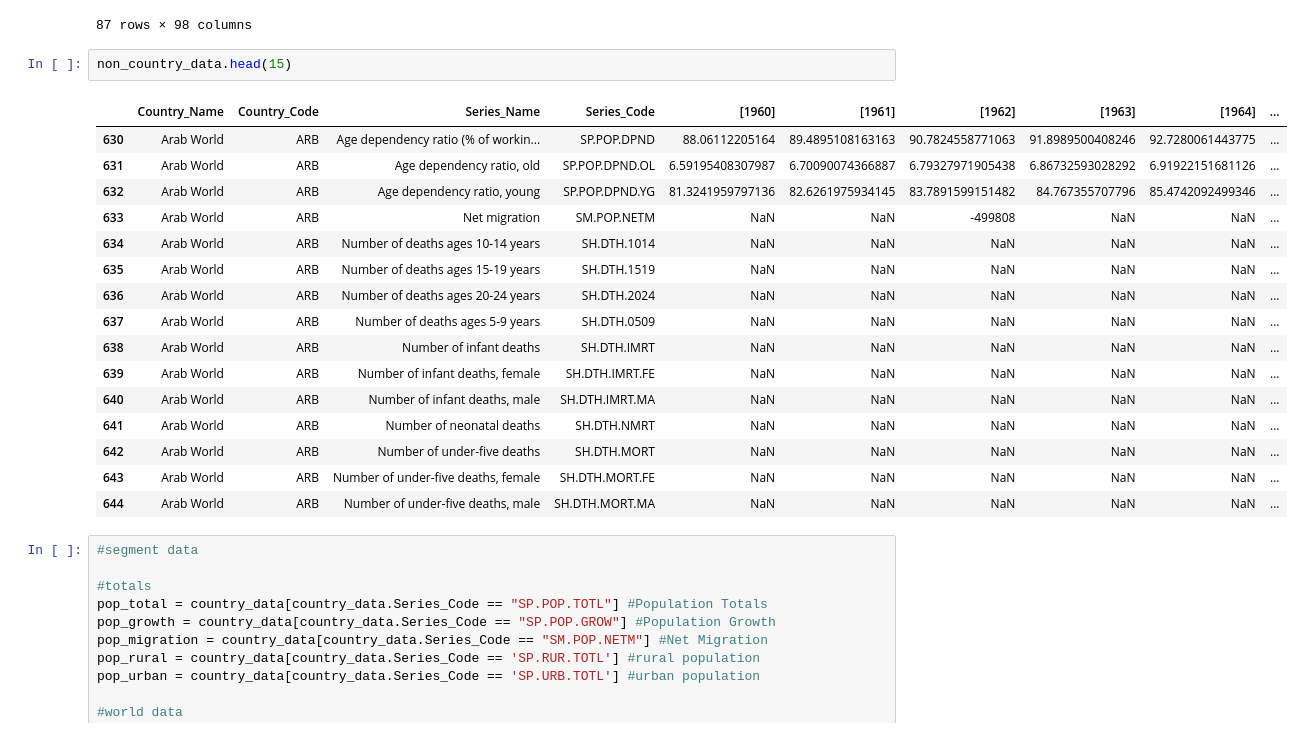
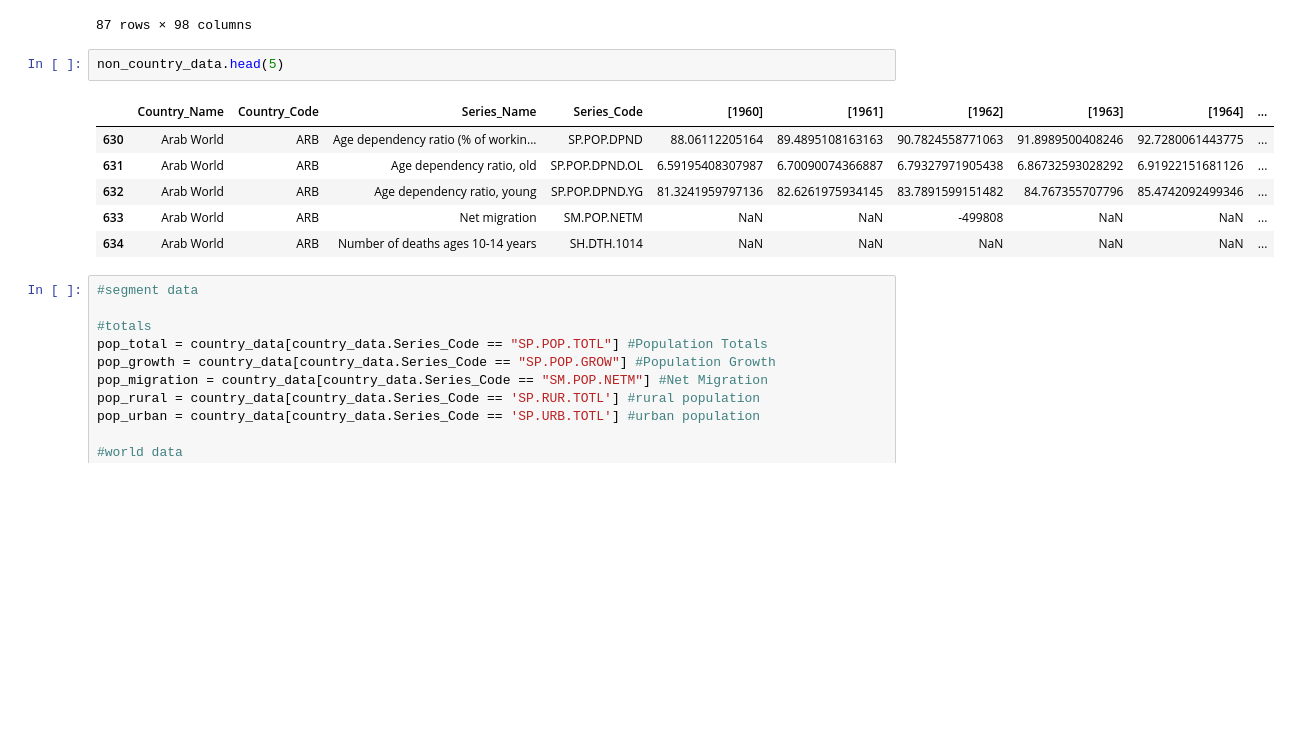
Before and after one commit to devkisdesai/CMPE255-Team-6-Project-Fall-2021-, a Jupyter notebook: EDA.ipynb, the cells around one changed output. Drawn from its saved outputs; the diff is of its cells as text; blank space fills up the shorter version.

```diff
--- a/EDA.ipynb
+++ b/EDA.ipynb
@@ -86,24 +82,14 @@ country_data.head(87)
 | 86 | Asia | AS | 4.0 | Afghanistan | AFG | Mortality rate, under-5 (per 1,000) | SH.DYN.MORT | ... |
 87 rows × 98 columns
 # %%
-non_country_data.head(15)
+non_country_data.head(5)
 # %% [output]
 |  | Country_Name | Country_Code | Series_Name | Series_Code | [1960] | [1961] | [1962] | [1963] | [1964] | ... |
 | 630 | Arab World | ARB | Age dependency ratio (% of workin... | SP.POP.DPND | 88.06112205164 | 89.4895108163163 | 90.7824558771063 | 91.8989500408246 | 92.7280061443775 | ... |
 | 631 | Arab World | ARB | Age dependency ratio, old | SP.POP.DPND.OL | 6.59195408307987 | 6.70090074366887 | 6.79327971905438 | 6.86732593028292 | 6.91922151681126 | ... |
 | 632 | Arab World | ARB | Age dependency ratio, young | SP.POP.DPND.YG | 81.3241959797136 | 82.6261975934145 | 83.7891599151482 | 84.767355707796 | 85.4742092499346 | ... |
 | 633 | Arab World | ARB | Net migration | SM.POP.NETM | NaN | NaN | -499808 | NaN | NaN | ... |
 | 634 | Arab World | ARB | Number of deaths ages 10-14 years | SH.DTH.1014 | NaN | NaN | NaN | NaN | NaN | ... |
-| 635 | Arab World | ARB | Number of deaths ages 15-19 years | SH.DTH.1519 | NaN | NaN | NaN | NaN | NaN | ... |
-| 636 | Arab World | ARB | Number of deaths ages 20-24 years | SH.DTH.2024 | NaN | NaN | NaN | NaN | NaN | ... |
-| 637 | Arab World | ARB | Number of deaths ages 5-9 years | SH.DTH.0509 | NaN | NaN | NaN | NaN | NaN | ... |
-| 638 | Arab World | ARB | Number of infant deaths | SH.DTH.IMRT | NaN | NaN | NaN | NaN | NaN | ... |
-| 639 | Arab World | ARB | Number of infant deaths, female | SH.DTH.IMRT.FE | NaN | NaN | NaN | NaN | NaN | ... |
-| 640 | Arab World | ARB | Number of infant deaths, male | SH.DTH.IMRT.MA | NaN | NaN | NaN | NaN | NaN | ... |
-| 641 | Arab World | ARB | Number of neonatal deaths | SH.DTH.NMRT | NaN | NaN | NaN | NaN | NaN | ... |
-| 642 | Arab World | ARB | Number of under-five deaths | SH.DTH.MORT | NaN | NaN | NaN | NaN | NaN | ... |
-| 643 | Arab World | ARB | Number of under-five deaths, female | SH.DTH.MORT.FE | NaN | NaN | NaN | NaN | NaN | ... |
-| 644 | Arab World | ARB | Number of under-five deaths, male | SH.DTH.MORT.MA | NaN | NaN | NaN | NaN | NaN | ... |
 # %%
 #segment data
 
```
Also changed, not shown: parts of 21 cells of this notebook, 33 other files.
